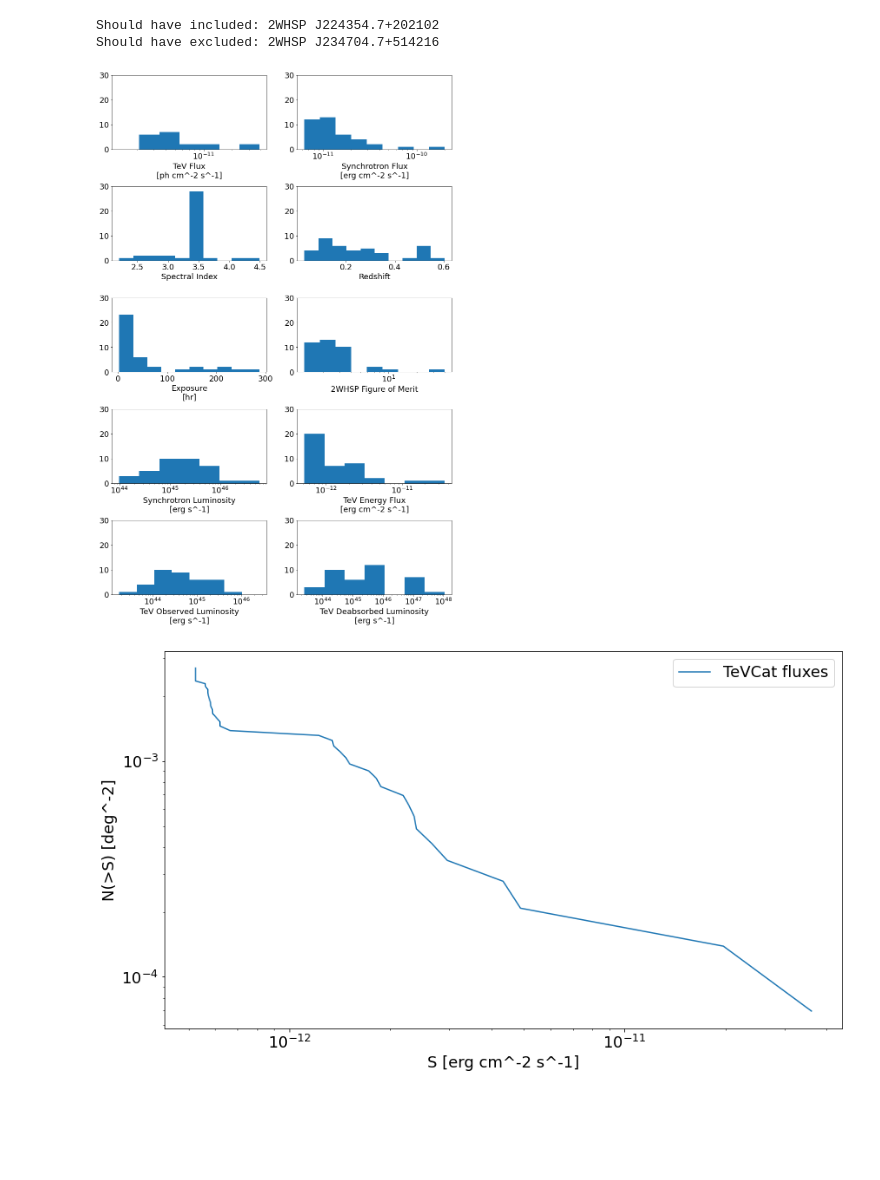
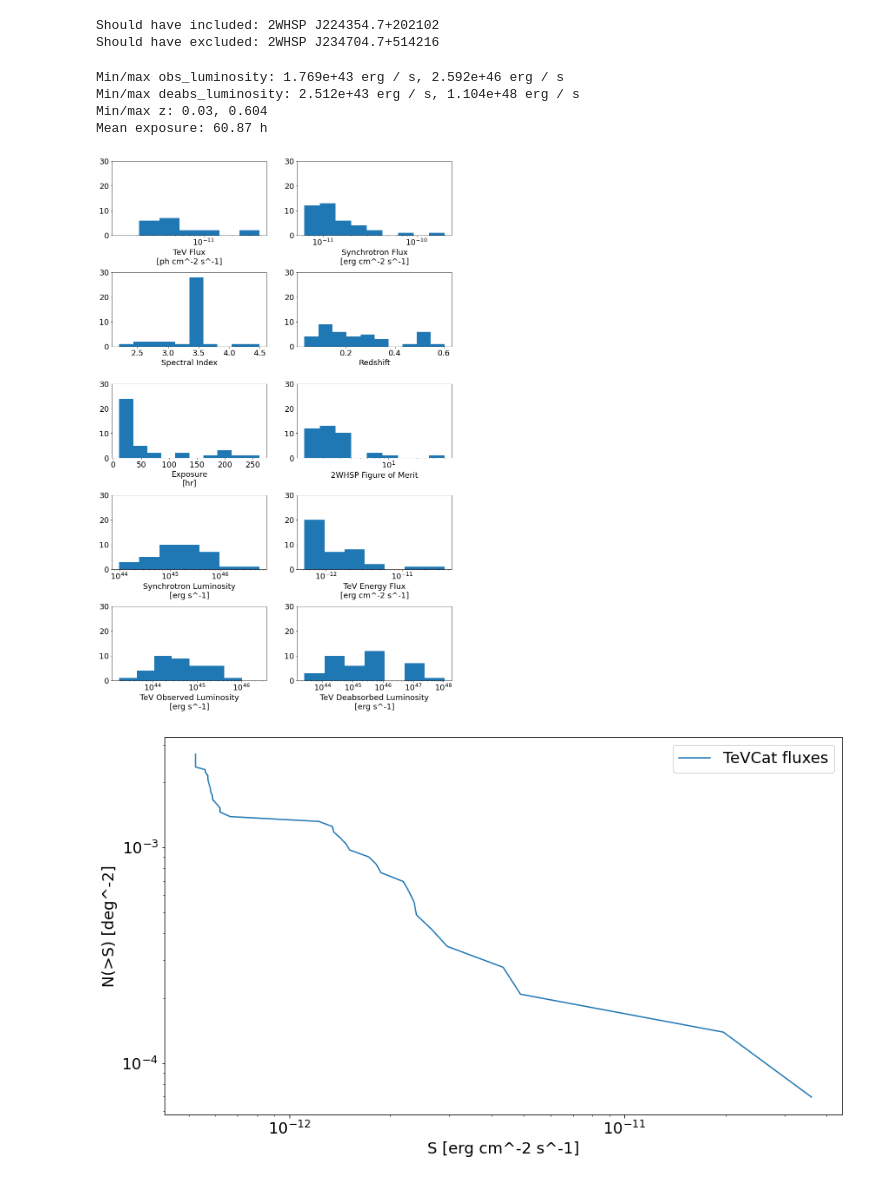
Before and after one commit to aribrill/lf-simulation, a Jupyter notebook: LF_calculation.ipynb, the cells around one changed output. Cells and saved outputs as stored; diff of their text form; code cells hidden in the pictures; blank space fills up the shorter version.

```diff
--- a/LF_calculation.ipynb
+++ b/LF_calculation.ipynb
@@ -301,7 +305,8 @@ def process_veritas_data(data):
                   "Spectral Index"),
         # Use a default redshift for sources without a known redshift
         'z': (np.nan_to_num(data.z.to_numpy(), nan=0.5), u.dimensionless_unscaled, "Redshift"),
-        'exposure': ((data.archival_hours + data.year1_hours).to_numpy(), u.hr, "Exposure\n[hr]"),
+        #'exposure': ((data.archival_hours + data.year1_hours).to_numpy(), u.hr, "Exposure\n[hr]"),
+        'exposure': ((data.archival_hours + data.legacy_hours).to_numpy(), u.hr, "Exposure\n[hr]"),
         'fom': (data.figure_of_merit.to_numpy(), u.dimensionless_unscaled, "2WHSP Figure of Merit"),
     }
 
@@ -345,28 +350,37 @@ def calculate_luminosity(processed_data, processed_units, processed_labels):
 # %%
 proc_data, proc_units, proc_labels = process_veritas_data(data)
 e_max = u.TeV/(3 * proc_data['z'].to_numpy()) # Estimate e_max using as inversely scaled with redshift
 lum_data, lum_units, lum_labels = calculate_luminosity(proc_data, proc_units, proc_labels)
 
 all_data = pd.concat((proc_data, lum_data), axis=1)
 all_units, all_labels = {**proc_units, **lum_units}, {**proc_labels, **lum_labels}
 
 def value(key):
     return all_data[key].to_numpy() * all_units[key]
+
+for key in ['obs_luminosity', 'deabs_luminosity', 'z']:
+    print("Min/max {}: {:.04}, {:.04}".format(key, np.min(value(key)), np.max(value(key))))
+mean_exposure = np.mean(value('exposure'))
+print("Mean exposure: {:.04}".format(mean_exposure))
 
 # Plot distributions of the data
 fig, axes = plt.subplots(5, 2, figsize=(14.0, 22.0))
 for ax, (key, arr), label in zip(axes.ravel(), all_data.iteritems(), all_labels.values()):
     if key in ['index', 'z', 'exposure']:
         bins = 10
     else:
         _, bins = np.histogram(np.log10(arr), bins='auto')
         bins = 10**bins
         ax.set_xscale('log')
     ax.hist(arr, bins=bins)
     ax.set_ylim(0, 30)
     ax.set_xlabel(label)
 plt.subplots_adjust(hspace=0.5)
 # %% [output]
+Min/max obs_luminosity: 1.769e+43 erg / s, 2.592e+46 erg / s
+Min/max deabs_luminosity: 2.512e+43 erg / s, 1.104e+48 erg / s
+Min/max z: 0.03, 0.604
+Mean exposure: 60.87 h
-[figure, old version]
+[figure, new version]
 # %%
 # Plot the logN-logS of the VERITAS sources (using the TeVCat fluxes)
```
Also changed, not shown: parts of 22 cells of this notebook, 2 other files.
